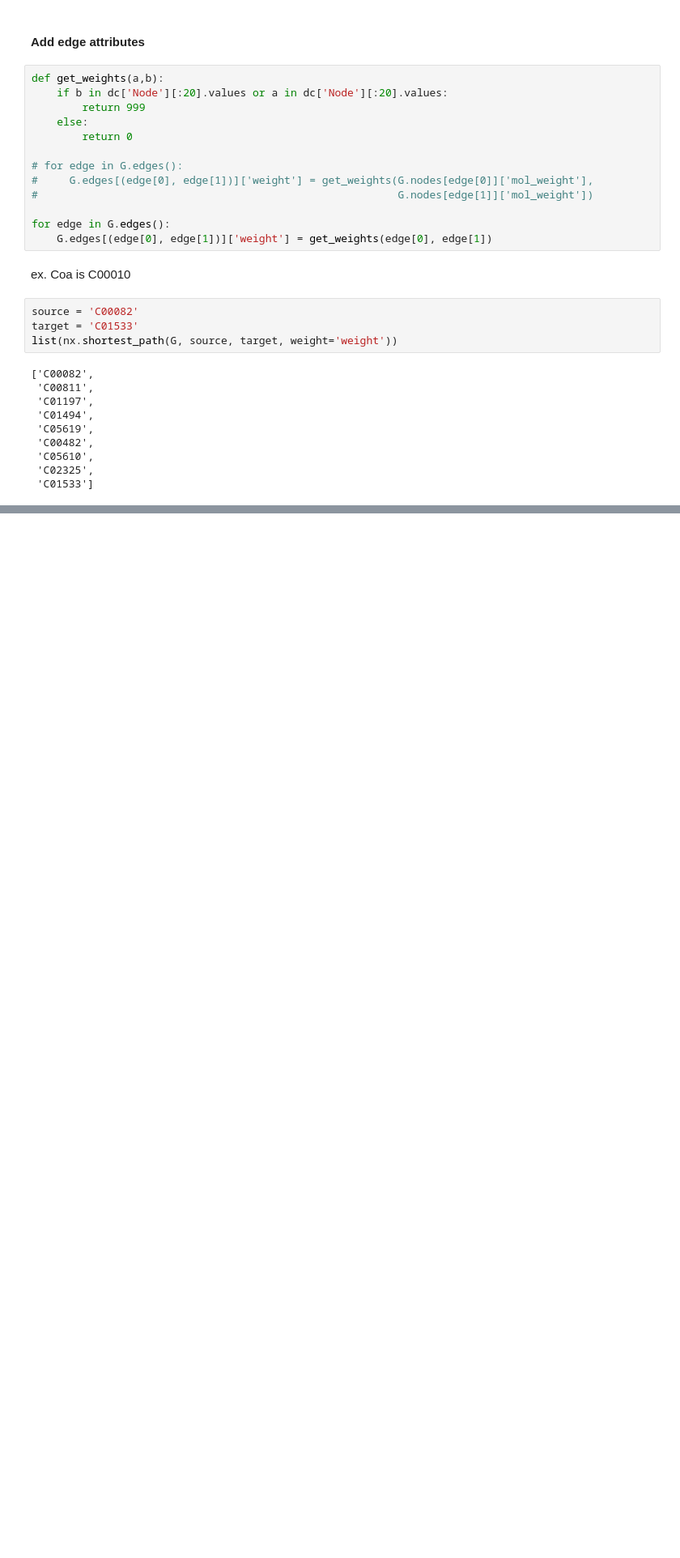
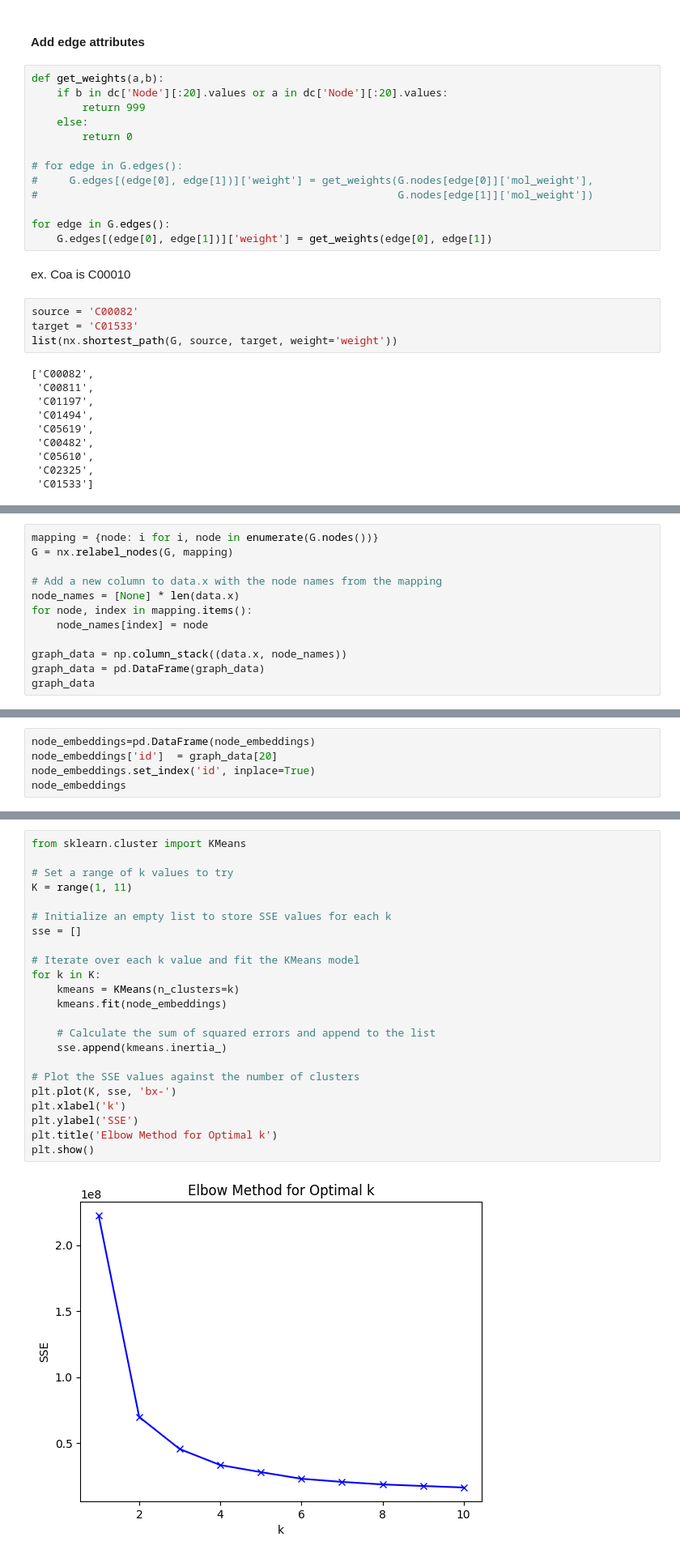
Before and after one commit to costasmexis/pathwayFinder, a Jupyter notebook: main.ipynb, the cells around one changed output, grey strips where cells are left out. Shown at 81% size. Saved outputs shown, nothing was run; the diff lists cells and outputs as text; blank space fills up the shorter version.

```diff
--- a/main.ipynb
+++ b/main.ipynb
@@ -289,0 +330,12 @@ df[df['id']=='C00007']
+# %%
+mapping = {node: i for i, node in enumerate(G.nodes())}
+G = nx.relabel_nodes(G, mapping)
+
+# Add a new column to data.x with the node names from the mapping
+node_names = [None] * len(data.x)
+for node, index in mapping.items():
+    node_names[index] = node
+
+graph_data = np.column_stack((data.x, node_names))
+graph_data = pd.DataFrame(graph_data)
+graph_data
@@ -289,0 +408,5 @@ df[df['id']=='C00007']
+# %%
+node_embeddings=pd.DataFrame(node_embeddings)
+node_embeddings['id']  = graph_data[20]
+node_embeddings.set_index('id', inplace=True)
+node_embeddings
@@ -289,0 +428,25 @@ df[df['id']=='C00007']
+# %%
+from sklearn.cluster import KMeans
+
+# Set a range of k values to try
+K = range(1, 11)
+
+# Initialize an empty list to store SSE values for each k
+sse = []
+
+# Iterate over each k value and fit the KMeans model
+for k in K:
+    kmeans = KMeans(n_clusters=k)
+    kmeans.fit(node_embeddings)
+
+    # Calculate the sum of squared errors and append to the list
+    sse.append(kmeans.inertia_)
+
+# Plot the SSE values against the number of clusters
+plt.plot(K, sse, 'bx-')
+plt.xlabel('k')
+plt.ylabel('SSE')
+plt.title('Elbow Method for Optimal k')
+plt.show()
+# %% [output]
+[figure, added]
```
Also changed, not shown: parts of 19 cells of this notebook, 1 other file.
